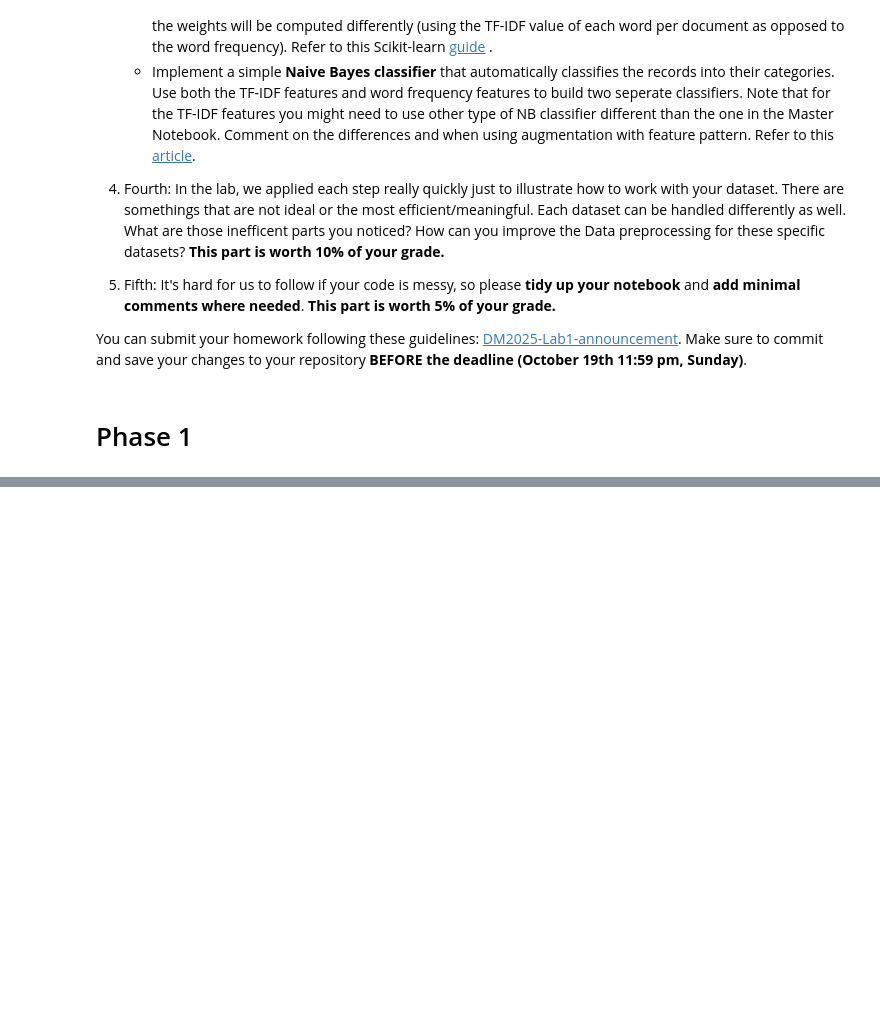
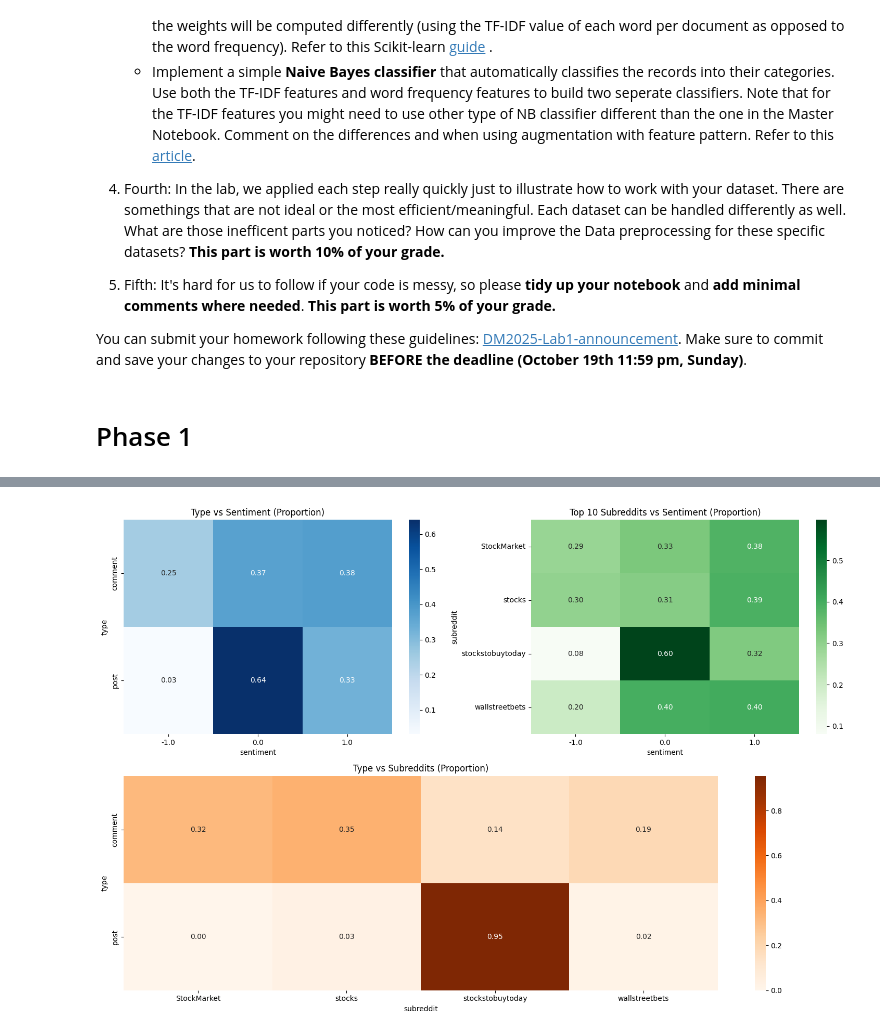
Before and after one commit to Bonnie-go-get/DM2025-Lab1-Exercise, a Jupyter notebook: DM2025-Lab1-Homework.ipynb, the cells around one changed output, grey strips where cells are left out. Saved outputs shown, nothing was run; the diff lists cells and outputs as text; code cells hidden in the pictures; blank space fills up the shorter version.

```diff
--- a/DM2025-Lab1-Homework.ipynb
+++ b/DM2025-Lab1-Homework.ipynb
@@ -62,0 +88,4 @@ You can submit your homework following these guidelines: [DM2025-Lab1-announceme
+# %%
+# Data loading
+raw_df = pd.read_csv('newdataset/Reddit-stock-sentiment.csv')
+raw_df
@@ -62,0 +273,34 @@ You can submit your homework following these guidelines: [DM2025-Lab1-announceme
+# %%
+## The correlations among type, sentiment, and subreddit
+
+# Crosstab between Type and Sentiment
+ct_type_sentiment = pd.crosstab(new_df['type'], new_df['sentiment'], normalize='index')
+
+# Crosstab between Subreddit and Sentiment (normalize within subreddit)
+ct_subreddit_sentiment = pd.crosstab(new_df['subreddit'], new_df['sentiment'], normalize='index')
+
+# Crosstab between Type and Subreddit (normalize within type)
+ct_type_subreddit = pd.crosstab(new_df['type'], new_df['subreddit'], normalize='index')
+
+import seaborn as sns
+plt.figure(figsize=(15,10))
+
+# Type vs Sentiment
+plt.subplot(2,2,1)
+sns.heatmap(ct_type_sentiment, annot=True, cmap="Blues", fmt=".2f")
+plt.title("Type vs Sentiment (Proportion)")
+
+# Subreddit vs Sentiment
+plt.subplot(2,2,2)
+sns.heatmap(ct_subreddit_sentiment, annot=True, cmap="Greens", fmt=".2f")
+plt.title("Top 10 Subreddits vs Sentiment (Proportion)")
+
+# Type vs Subreddit
+plt.subplot(2,1,2)
+sns.heatmap(ct_type_subreddit, annot=True, cmap="Oranges",fmt=".2f")
+plt.title("Type vs Subreddits (Proportion)")
+
+plt.tight_layout()
+plt.show()
+# %% [output]
+[figure, added]
```
Also changed, not shown: parts of 37 cells of this notebook, 1 other file.
